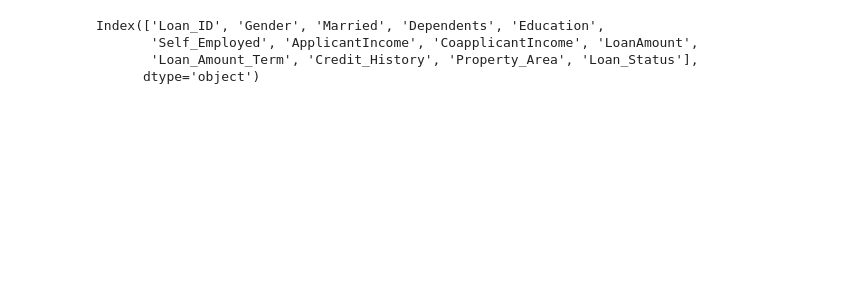
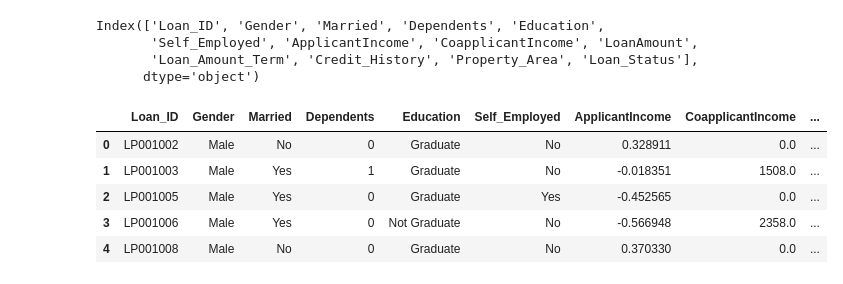
Before and after one commit to Nidhinbc97/ML-AI, a Jupyter notebook: ML_AI_Assignment_2.ipynb, the cells around one changed output. Cells and saved outputs as stored; diff of their text form; code cells hidden in the pictures; blank space fills up the shorter version.

```diff
--- a/ML_AI_Assignment_2.ipynb
+++ b/ML_AI_Assignment_2.ipynb
@@ -437,3 +449,20 @@ Index(['Loan_ID', 'Gender', 'Married', 'Dependents', 'Education',
 req_col = ['Loan_ID', 'Gender', 'Married', 'Dependents', 'Education',
        'Self_Employed', 'ApplicantIncome', 'CoapplicantIncome', 'LoanAmount',
        'Loan_Amount_Term', 'Credit_History', 'Property_Area', 'Loan_Status']
+# %%
+x = data[req_col]
+y = data['LoanAmount']
+# %%
+from sklearn.preprocessing import StandardScaler
+sc = StandardScaler()
+# %%
+x.loc[:,['LoanAmount','ApplicantIncome']] = sc.fit_transform(x[['LoanAmount','ApplicantIncome']])
+# %%
+x.head()
+# %% [output]
+|  | Loan_ID | Gender | Married | Dependents | Education | Self_Employed | ApplicantIncome | CoapplicantIncome | ... |
+| 0 | LP001002 | Male | No | 0 | Graduate | No | 0.328911 | 0.0 | ... |
+| 1 | LP001003 | Male | Yes | 1 | Graduate | No | -0.018351 | 1508.0 | ... |
+| 2 | LP001005 | Male | Yes | 0 | Graduate | Yes | -0.452565 | 0.0 | ... |
+| 3 | LP001006 | Male | Yes | 0 | Not Graduate | No | -0.566948 | 2358.0 | ... |
+| 4 | LP001008 | Male | No | 0 | Graduate | No | 0.370330 | 0.0 | ... |
```
Also changed, not shown: parts of 3 cells of this notebook.
